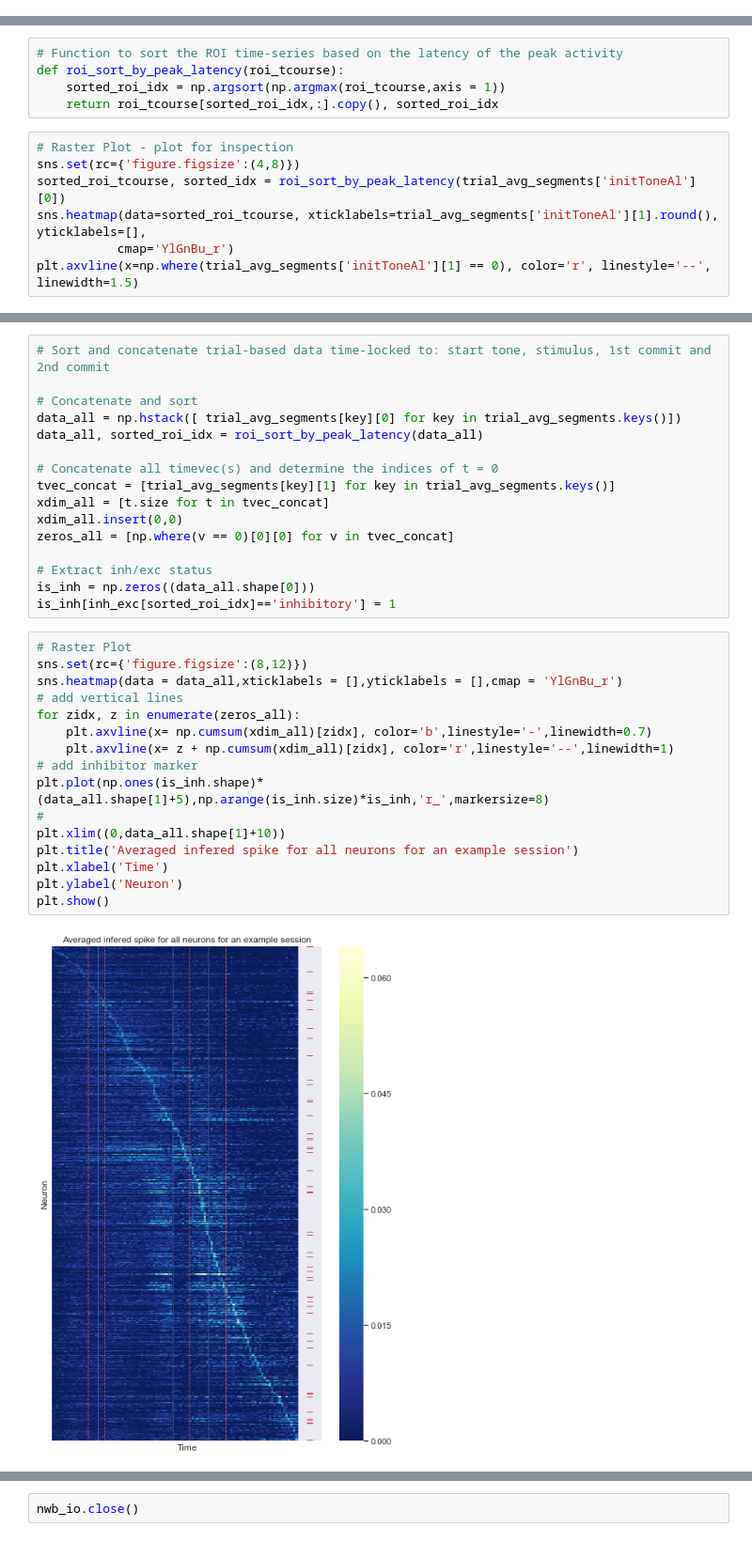
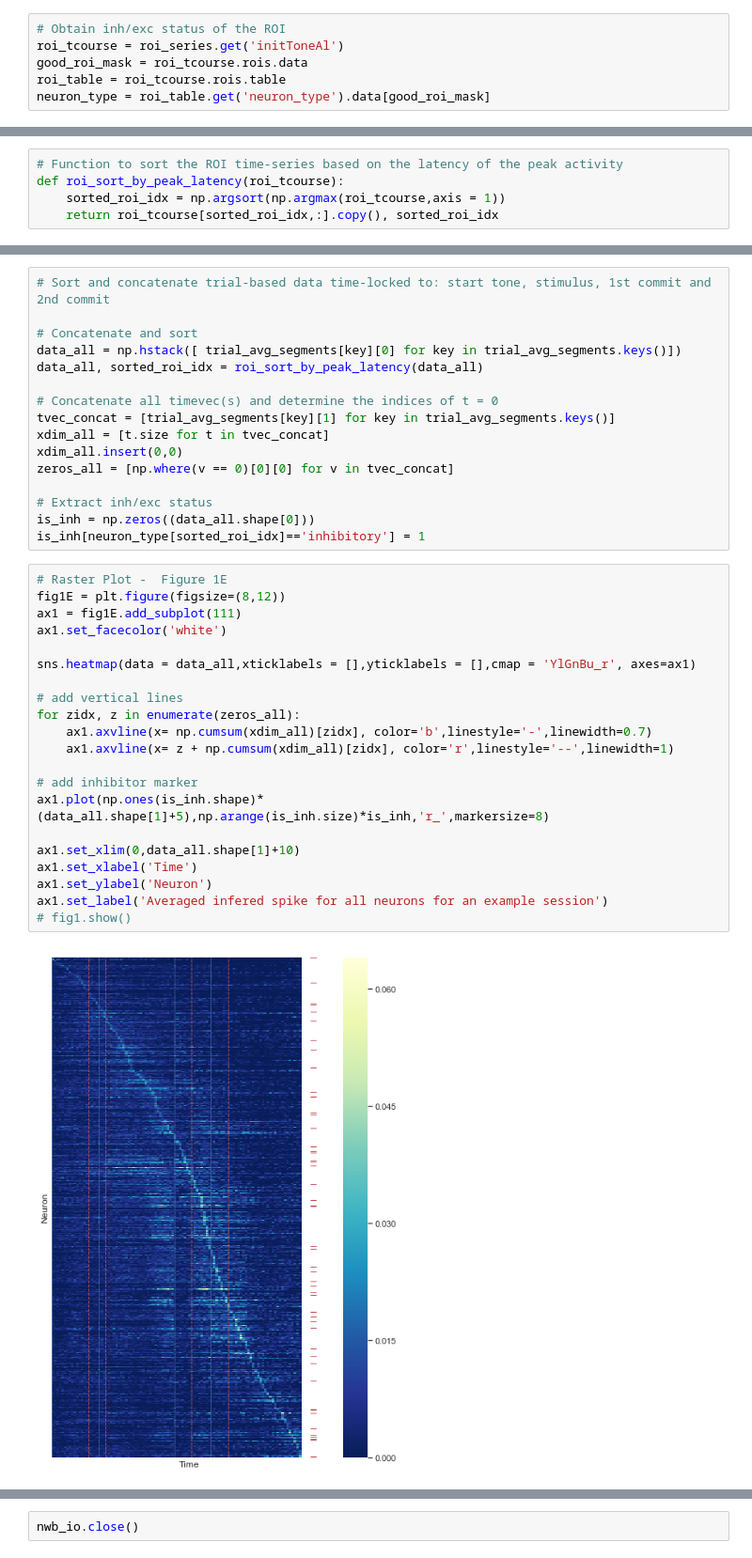
Before and after one commit to datajoint-company/najafi-2018-nwb, a Jupyter notebook: notebooks/NWB 2.0 Read and Visualize with PyNWB.ipynb, the cells around one changed output, grey strips where cells are left out. Shown at 94% size. Saved outputs shown, nothing was run; the diff lists cells and outputs as text.

```diff
--- a/notebooks/NWB 2.0 Read and Visualize with PyNWB.ipynb
+++ b/notebooks/NWB 2.0 Read and Visualize with PyNWB.ipynb
@@ -44,3 +45,9 @@ def get_trialsegmented_data(event_name, pre_stim_dur, post_stim_dur, roi_series)
     data = data[:, ((tvec >= pre_stim_dur) & (tvec <= post_stim_dur)), :]
     timestamps = tvec[((tvec >= pre_stim_dur) & (tvec <= post_stim_dur))]
     return data, timestamps
+# %%
+# Obtain inh/exc status of the ROI
+roi_tcourse = roi_series.get('initToneAl')
+good_roi_mask = roi_tcourse.rois.data
+roi_table = roi_tcourse.rois.table
+neuron_type = roi_table.get('neuron_type').data[good_roi_mask]
@@ -69,10 +73,3 @@ inh_exc = roi_table.get('neuron_type').data[good_roi_mask]
 def roi_sort_by_peak_latency(roi_tcourse):
     sorted_roi_idx = np.argsort(np.argmax(roi_tcourse,axis = 1))
     return roi_tcourse[sorted_roi_idx,:].copy(), sorted_roi_idx
-# %%
-# Raster Plot - plot for inspection
-sns.set(rc={'figure.figsize':(4,8)})
-sorted_roi_tcourse, sorted_idx = roi_sort_by_peak_latency(trial_avg_segments['initToneAl'][0])
-sns.heatmap(data=sorted_roi_tcourse, xticklabels=trial_avg_segments['initToneAl'][1].round(), yticklabels=[],
-           cmap='YlGnBu_r')
-plt.axvline(x=np.where(trial_avg_segments['initToneAl'][1] == 0), color='r', linestyle='--', linewidth=1.5)
@@ -94,22 +88,27 @@ zeros_all = [np.where(v == 0)[0][0] for v in tvec_concat]
 
 # Extract inh/exc status
 is_inh = np.zeros((data_all.shape[0]))
-is_inh[inh_exc[sorted_roi_idx]=='inhibitory'] = 1
+is_inh[neuron_type[sorted_roi_idx]=='inhibitory'] = 1
 # %%
-# Raster Plot
-sns.set(rc={'figure.figsize':(8,12)})
-sns.heatmap(data = data_all,xticklabels = [],yticklabels = [],cmap = 'YlGnBu_r')
+# Raster Plot -  Figure 1E
+fig1E = plt.figure(figsize=(8,12))
+ax1 = fig1E.add_subplot(111)
+ax1.set_facecolor('white')
+
+sns.heatmap(data = data_all,xticklabels = [],yticklabels = [],cmap = 'YlGnBu_r', axes=ax1)
+
 # add vertical lines
 for zidx, z in enumerate(zeros_all):
-    plt.axvline(x= np.cumsum(xdim_all)[zidx], color='b',linestyle='-',linewidth=0.7)
-    plt.axvline(x= z + np.cumsum(xdim_all)[zidx], color='r',linestyle='--',linewidth=1)
+    ax1.axvline(x= np.cumsum(xdim_all)[zidx], color='b',linestyle='-',linewidth=0.7)
+    ax1.axvline(x= z + np.cumsum(xdim_all)[zidx], color='r',linestyle='--',linewidth=1)
+
 # add inhibitor marker
-plt.plot(np.ones(is_inh.shape)*(data_all.shape[1]+5),np.arange(is_inh.size)*is_inh,'r_',markersize=8)
-#
-plt.xlim((0,data_all.shape[1]+10))
-plt.title('Averaged infered spike for all neurons for an example session')
-plt.xlabel('Time')
-plt.ylabel('Neuron')
-plt.show()
+ax1.plot(np.ones(is_inh.shape)*(data_all.shape[1]+5),np.arange(is_inh.size)*is_inh,'r_',markersize=8)
+
+ax1.set_xlim(0,data_all.shape[1]+10)
+ax1.set_xlabel('Time')
+ax1.set_ylabel('Neuron')
+ax1.set_label('Averaged infered spike for all neurons for an example session')
+# fig1.show()
 # %% [output]
-[figure, old version]
+[figure, new version]
```
Also changed, not shown: parts of 13 cells of this notebook, 1 other file.
